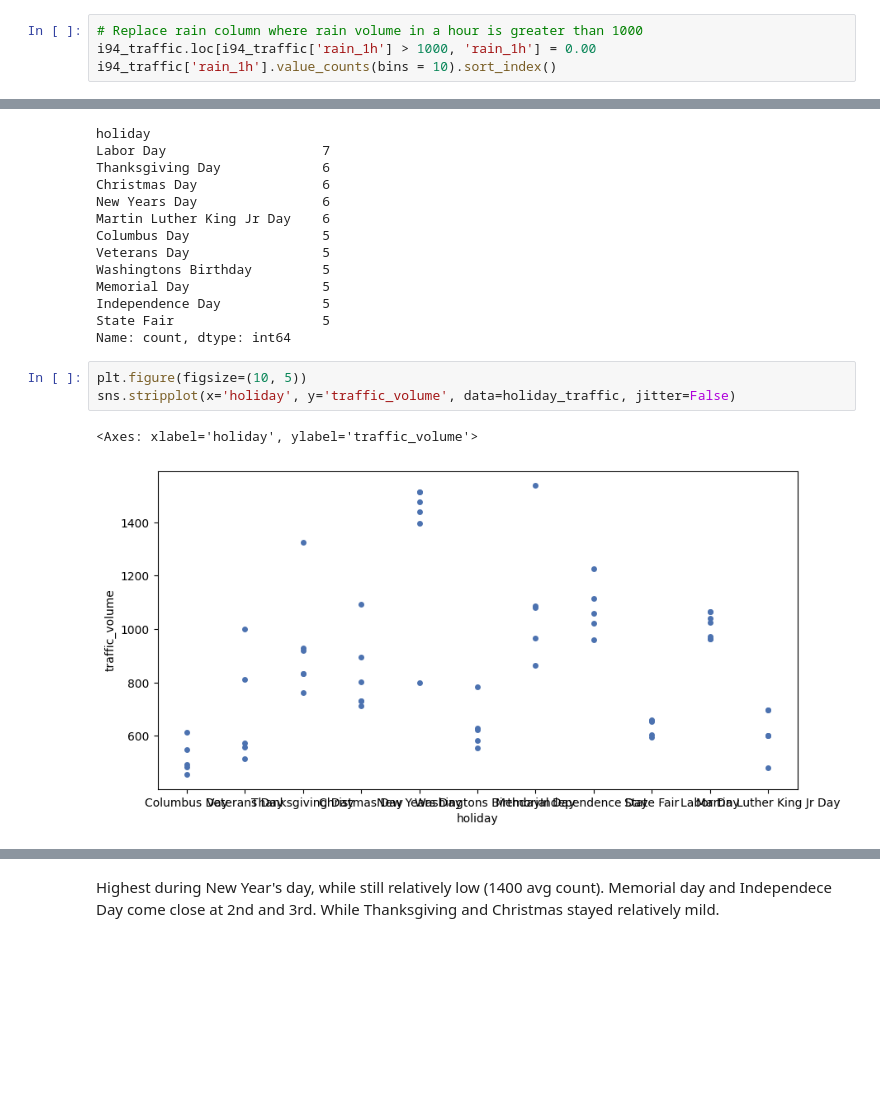
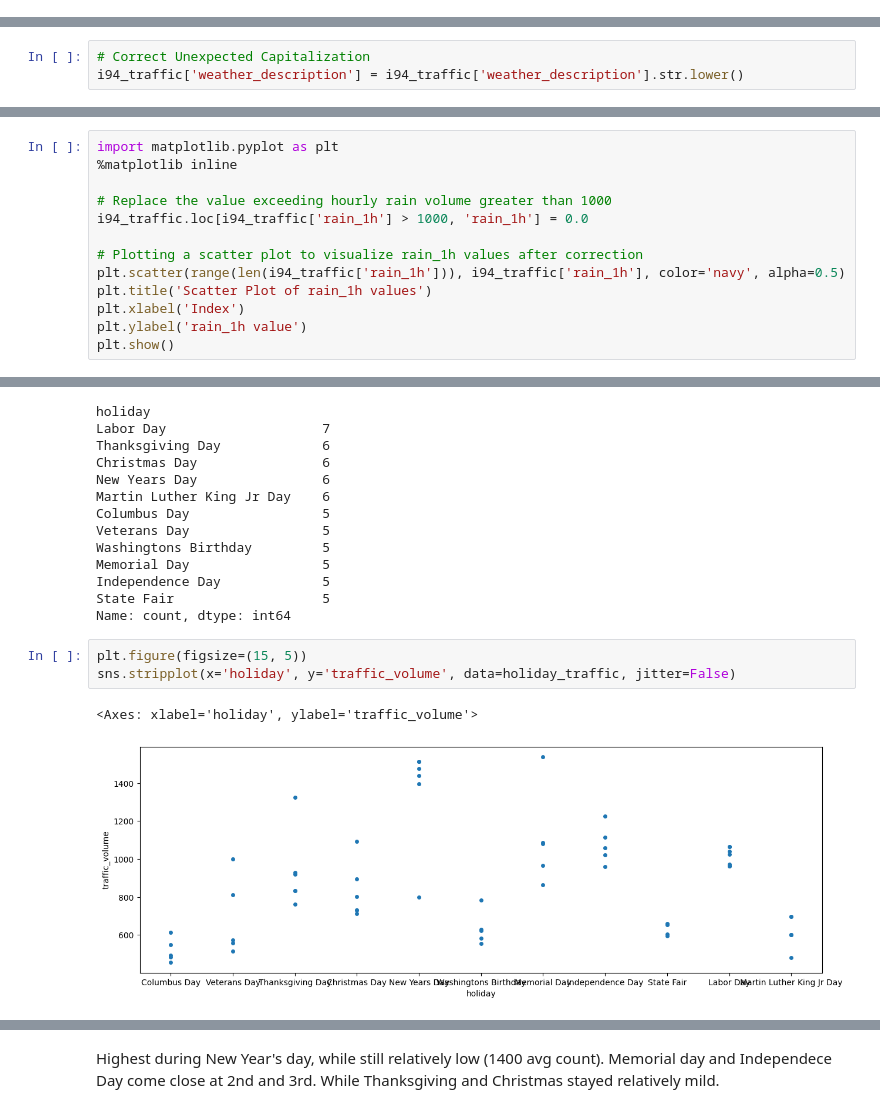
Before and after one commit to shree131/Heavy-Traffic-Indicators-Analysis, a Jupyter notebook: I94_heavy_traffic_indicators_analysis.ipynb, the cells around one changed output, grey strips where cells are left out. Saved outputs shown, nothing was run; the diff lists cells and outputs as text; blank space fills up the shorter version.

```diff
--- a/I94_heavy_traffic_indicators_analysis.ipynb
+++ b/I94_heavy_traffic_indicators_analysis.ipynb
@@ -193,4 +155,0 @@ Name: count, dtype: int64
-# %%
-# Replace rain column where rain volume in a hour is greater than 1000
-i94_traffic.loc[i94_traffic['rain_1h'] > 1000, 'rain_1h'] = 0.00
-i94_traffic['rain_1h'].value_counts(bins = 10).sort_index()
@@ -576,0 +197,3 @@ plt.show()
+# %%
+# Correct Unexpected Capitalization
+i94_traffic['weather_description'] = i94_traffic['weather_description'].str.lower()
@@ -576,0 +246,13 @@ plt.show()
+# %%
+import matplotlib.pyplot as plt
+%matplotlib inline
+
+# Replace the value exceeding hourly rain volume greater than 1000
+i94_traffic.loc[i94_traffic['rain_1h'] > 1000, 'rain_1h'] = 0.0
+
+# Plotting a scatter plot to visualize rain_1h values after correction
+plt.scatter(range(len(i94_traffic['rain_1h'])), i94_traffic['rain_1h'], color='navy', alpha=0.5)
+plt.title('Scatter Plot of rain_1h values')
+plt.xlabel('Index')
+plt.ylabel('rain_1h value')
+plt.show()
@@ -684,11 +746,11 @@ Independence Day             5
 State Fair                   5
 Name: count, dtype: int64
 # %%
-plt.figure(figsize=(10, 5))
+plt.figure(figsize=(15, 5))
 sns.stripplot(x='holiday', y='traffic_volume', data=holiday_traffic, jitter=False)
 # %% [output]
 <Axes: xlabel='holiday', ylabel='traffic_volume'>
-[figure, old version]
+[figure, new version]
 # %%
 mean_by_holidays = holiday_traffic.pivot_table(values='traffic_volume', index='holiday', aggfunc='mean')
 
```
Also changed, not shown: parts of 104 cells of this notebook.
